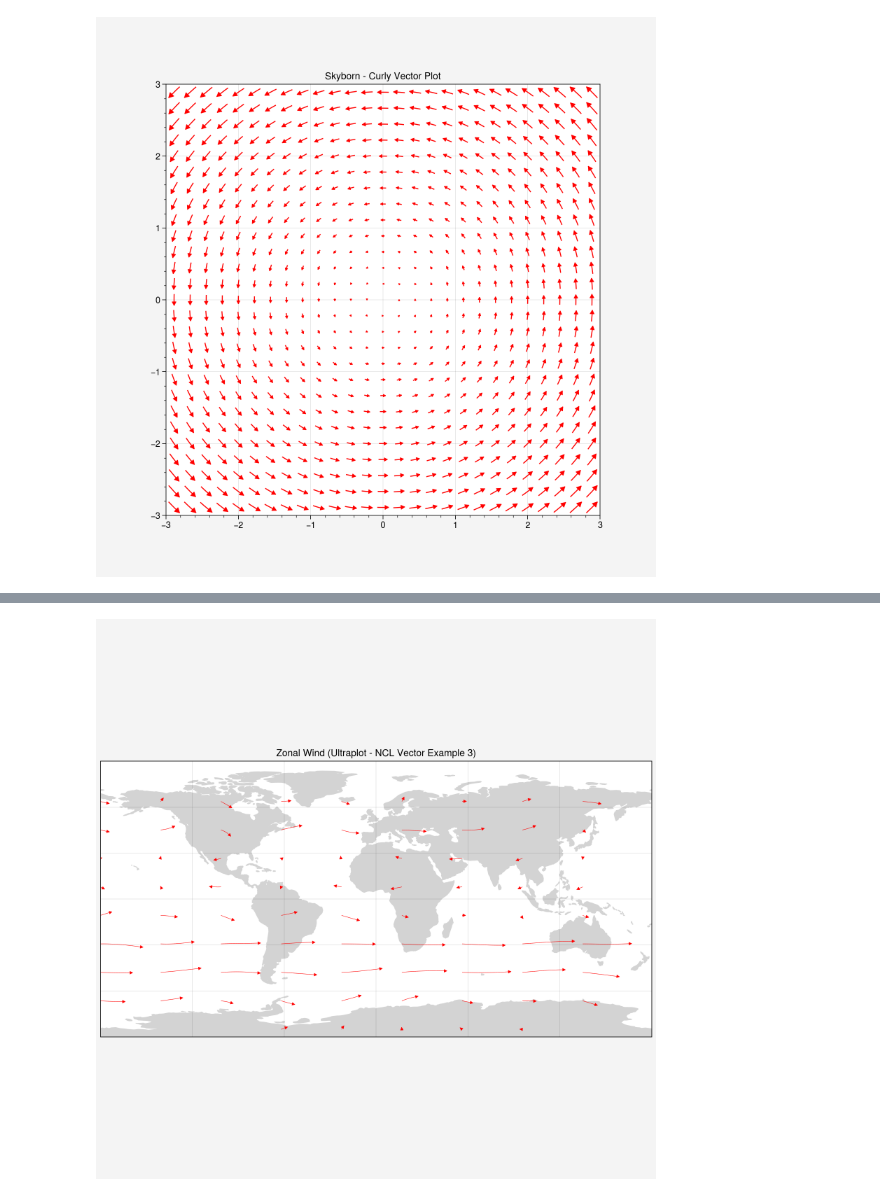
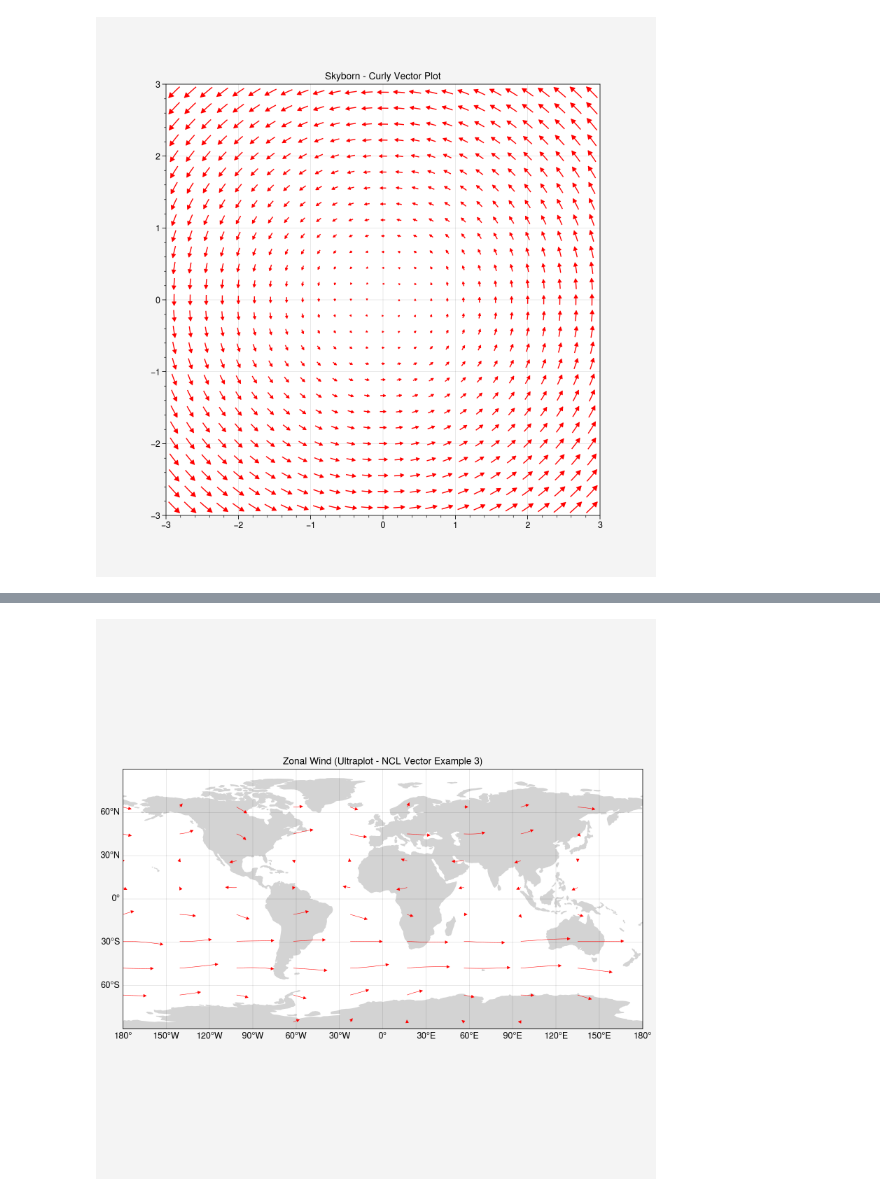
Before and after one commit to cyschneck/geocat-research, a Jupyter notebook: curly_vectors/curly_vectors.ipynb, the cells around one changed output, grey strips where cells are left out. Cells and saved outputs as stored; diff of their text form; code cells hidden in the pictures.

```diff
--- a/curly_vectors/curly_vectors.ipynb
+++ b/curly_vectors/curly_vectors.ipynb
@@ -96,29 +96,39 @@ GeoCAT-Examples:
 # %%
 # https://geocat-examples.readthedocs.io/en/latest/gallery/Vectors/NCL_vector_3.html
 import xarray as xr
 import geocat.datafiles as gdf
 import cartopy
 from matplotlib import pyplot as plt
 
 file_in = xr.open_dataset(gdf.get("netcdf_files/uv300.nc"))
 ds = file_in.isel(time=1, lon=slice(0, -1, 3), lat=slice(1, -1, 3))
 
 # plot
 fig, ax = uplot.subplot(figsize=(8, 8), proj="cyl")
 
 ax.add_feature(
     cartopy.feature.LAND, edgecolor='lightgray', facecolor='lightgray', zorder=0
 )
 
 ax.curved_quiver(ds['lon'].values, ds['lat'].values, ds['U'].values, ds['V'].values,
                  color= "red",
                  arrow_at_end=True,
                  arrowsize=0.7,
                  linewidth=0.4,
                  density=10,
                  grains=10)
 
+ax.format(
+    land=False,
+    lonlabels='bottom',      # place labels on the bottom (longitude)
+    latlabels='left',        # place labels on the left (latitude)
+    lonlocator=30,           # Labels every 30 degrees (longitude)
+    latlocator=30,           # Labels every 30 degrees (latitude)
+    lonformatter='deglon',   # Format to degrees East/West
+    latformatter='deglat'    # Format to degrees North/South
+)
+
 plt.title("Zonal Wind (Ultraplot - NCL Vector Example 3)")
 plt.show()
 # %% [output]
-[figure, old version]
+[figure, new version]
```
Also changed, not shown: parts of 2 cells of this notebook.
